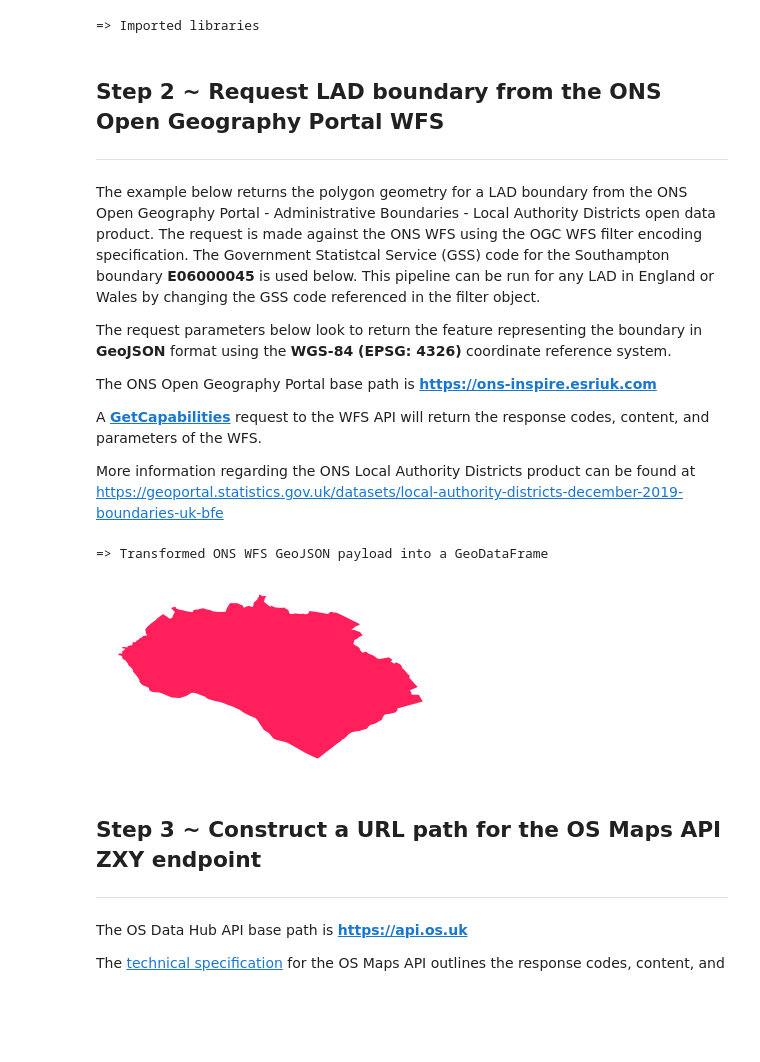
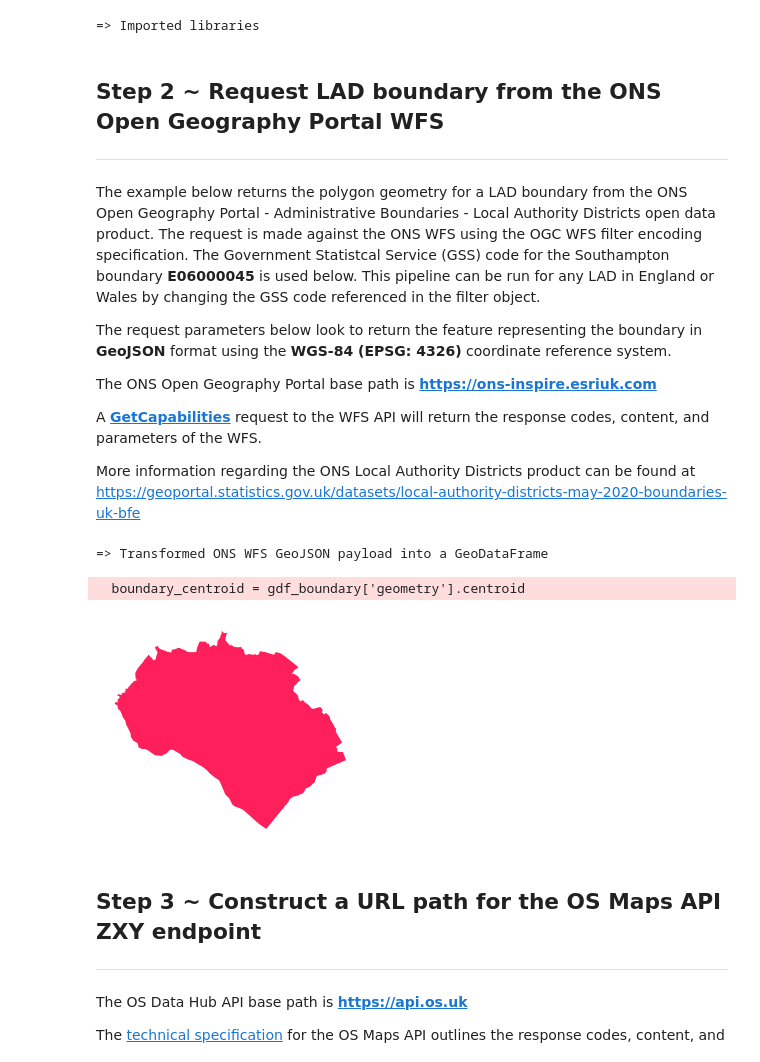
Before and after one commit to OrdnanceSurvey/os-data-hub-tutorials, a Jupyter notebook: data-science/price-paid-spatial-distribution/code/price-paid-spatial-distribution.ipynb, the cells around one changed output. Drawn from its saved outputs; the diff is of its cells as text; code cells hidden in the pictures; blank space fills up the shorter version.

```diff
--- a/data-science/price-paid-spatial-distribution/code/price-paid-spatial-distribution.ipynb
+++ b/data-science/price-paid-spatial-distribution/code/price-paid-spatial-distribution.ipynb
@@ -137,28 +144,28 @@ The ONS Open Geography Portal base path is **https://ons-inspire.esriuk.com**
 
 A [**GetCapabilities**](https://ons-inspire.esriuk.com/arcgis/services/Administrative_Boundaries/Local_Authority_Districts_December_2019_Boundaries_UK_BFE/MapServer/WFSServer?service=wfs&request=GetCapabilities&version=2.0.0) request to the WFS API will return the response codes, content, and parameters of the WFS.
 
-More information regarding the ONS Local Authority Districts product can be found at https://geoportal.statistics.gov.uk/datasets/local-authority-districts-december-2019-boundaries-uk-bfe
+More information regarding the ONS Local Authority Districts product can be found at https://geoportal.statistics.gov.uk/datasets/local-authority-districts-may-2020-boundaries-uk-bfe
 # %%
 # ONS Open Geography Portal WFS base path: https://ons-inspire.esriuk.com
 # ONS WFS endpoint path: /arcgis/services/Administrative_Boundaries
-#                        /Local_Authority_Districts_December_2019_Boundaries_UK_BFE
+#                        /Local_Authority_Districts_May_2020_Boundaries_UK_BFE
 #                        /MapServer/WFSServer?
 wfs_endpoint = ('https://ons-inspire.esriuk.com/arcgis/services/Administrative_Boundaries'
-                '/Local_Authority_Districts_December_2019_Boundaries_UK_BFE/MapServer/WFSServer?')
+                '/Local_Authority_Districts_May_2020_Boundaries_UK_BFE/MapServer/WFSServer?')
 
 # Define WFS parameters
 service = 'wfs'
 request = 'GetFeature'
 version = '2.0.0'
-typeNames = ('Administrative_Boundaries_Wards_December_2019_Boundaries_UK_BFC:'
-             'Local_Authority_Districts__December_2019__Full_Extent_Boundaries_UK')
+typeNames = ('Administrative_Boundaries_Local_Authority_Districts_May_2020_Boundaries_UK_BFE:'
+             'Local_Authority_Districts__May_2020__Full_Extent_Boundaries_UK')
 outputFormat = 'GEOJSON'
 srsName = 'EPSG:4326'
 # Define attribute-based filter using OGC WFS filter encoding specification
 # Filter specifies the Government Statistical Service (GSS) Code for the Southampton local authority district area
 filter = ('<ogc:Filter>'
               '<ogc:PropertyIsEqualTo>'
-                  '<ogc:PropertyName>lad19cd</ogc:PropertyName>'
+                  '<ogc:PropertyName>lad20cd</ogc:PropertyName>'
                   '<ogc:Literal>E06000045</ogc:Literal>'
               '</ogc:PropertyIsEqualTo>'
           '</ogc:Filter>')
@@ -173,6 +180,7 @@ params_wfs = {'service':service,
               'filter':filter}
 
 # Make HTTP GET request and raise exception if request was unsuccessful
+# Turn off verification to remove the need to whitelist certificate
 try:
     r = requests.get(wfs_endpoint, params=params_wfs)
     r.raise_for_status()
@@ -184,36 +192,37 @@ payload = r.json()
 
 # Define coordinate reference system (CRS) codes
 # WGS 84
 WGS84 = 'epsg:4326'
 # British National Grid
 BNG = 'epsg:27700'
 
 # Transform GeoJSON features into a GeoPandas GeoDataFrame
 gdf_boundary = gpd.GeoDataFrame.from_features(payload['features'], crs=WGS84)
 
 # Obtain polygon centroid point geometry
 boundary_centroid = gdf_boundary['geometry'].centroid
 
 # Obtain x and y coordinates of centroid point geometry
 x = boundary_centroid.x
 y = boundary_centroid.y
 
 # Obtain bounds of polygon geometry
 bounds = gdf_boundary['geometry'][0].bounds
 
 # Define a OGC WFS filter compliant bounding box for the polygon geometry
-# bottom-left x, bottom-left y, top-right x, top-right y
-bbox = str(bounds[0]) + ',' + str(bounds[1]) + ',' + str(bounds[2]) + ',' + str(bounds[3])
+# bottom-left y, bottom-left x, top-right y, top-right x
+bbox = str(bounds[1]) + ',' + str(bounds[0]) + ',' + str(bounds[3]) + ',' + str(bounds[2])
 
 # Plot boundary geometry
 ax = gdf_boundary.plot(color='#ff1f5b')
 # Turn plot axis off
 ax.axis('off')
 
 print('=> Transformed ONS WFS GeoJSON payload into a GeoDataFrame')
 # %% [output]
 => Transformed ONS WFS GeoJSON payload into a GeoDataFrame
+  boundary_centroid = gdf_boundary['geometry'].centroid
-[figure, old version]
+[figure, new version]
 # %% [markdown]
 ## Step 3 ~ Construct a URL path for the OS Maps API ZXY endpoint
 
```
Also changed, not shown: parts of 22 cells of this notebook, 12 other files.
